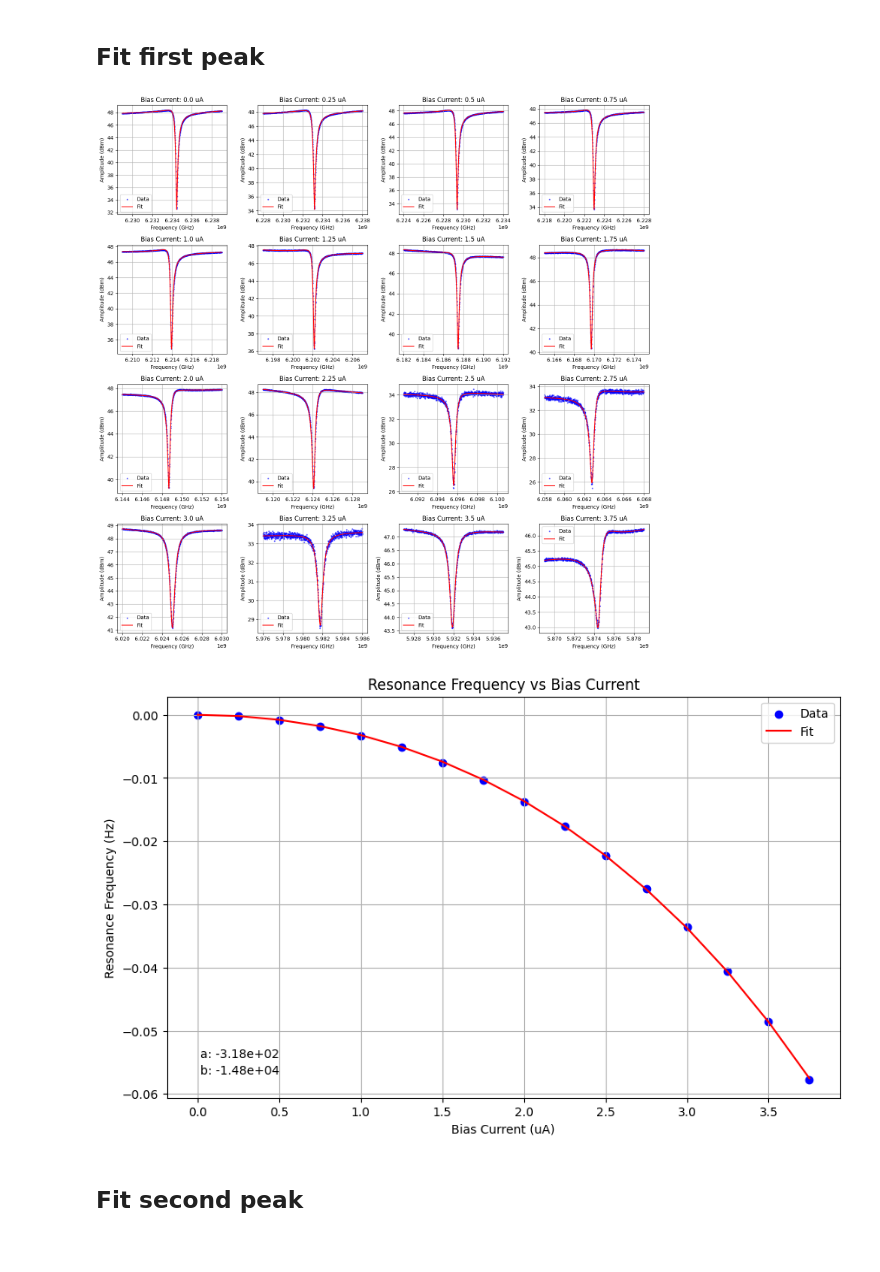
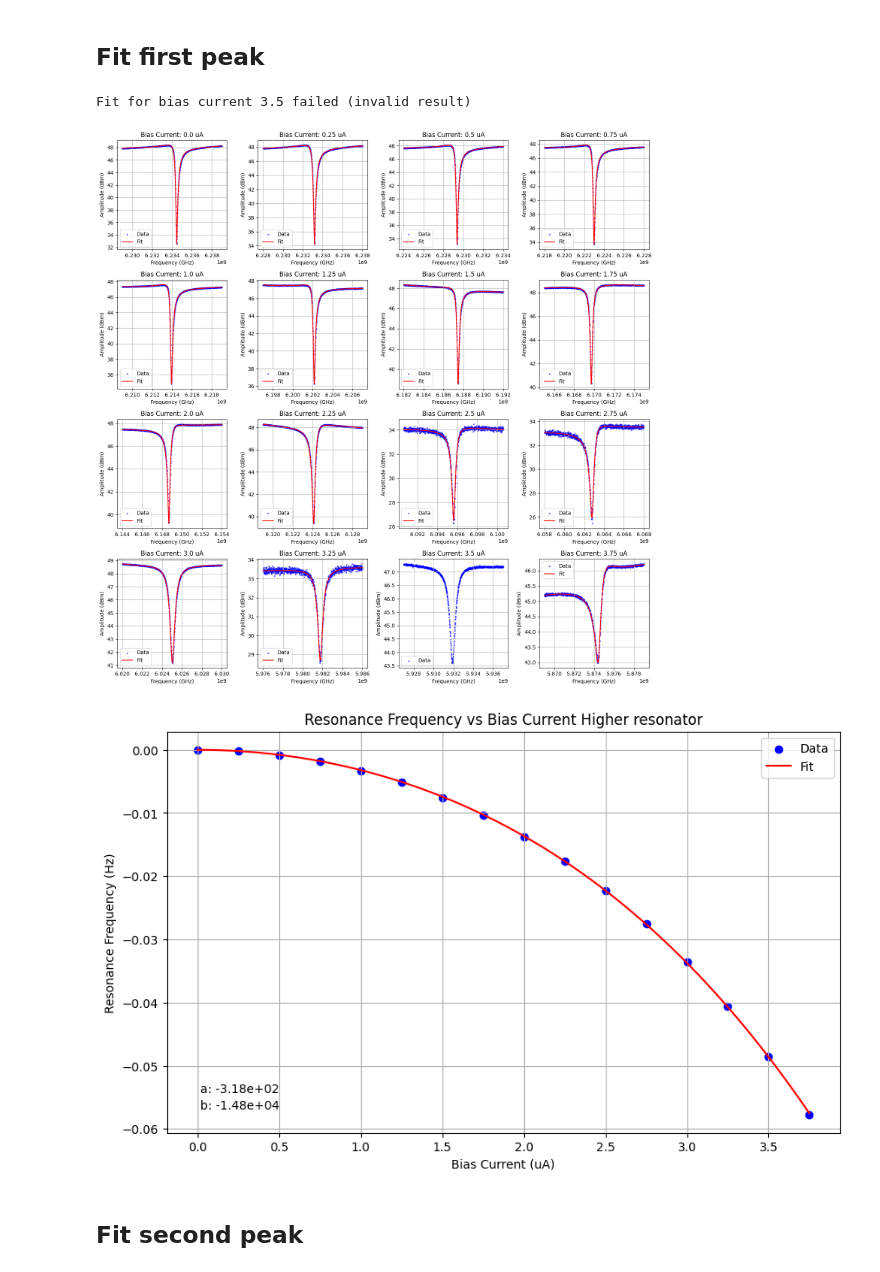
Before and after one commit to biqute/QTLab2425, a Jupyter notebook: IRdetection/Analysis/fit_TRswipe.ipynb, the cells around one changed output. Drawn from its saved outputs; the diff is of its cells as text; code cells hidden in the pictures.

```diff
--- a/IRdetection/Analysis/fit_TRswipe.ipynb
+++ b/IRdetection/Analysis/fit_TRswipe.ipynb
@@ -136,6 +136,10 @@ for bias_current, peak_data in peak1_data.items():
         p_value = fitter.p_value(result)
         if p_value < 0.05:
             print(f"Fit for bias current {bias_current} failed (p-value: {p_value})")
+            # For now we take the fmin as the resonance frequency
+            resonance_frequency = searcher.params['fmin']
+            resonance_frequneces.append(resonance_frequency)
+            bias_currents.append(bias_current)
             continue
         else:
             # Extract the resonance frequency from the fitted parameters
@@ -155,7 +159,18 @@ for bias_current, peak_data in peak1_data.items():
             ax[row_iter, col_iter].grid()
     else:
         print(f"Fit for bias current {bias_current} failed (invalid result)")
-        continue
+        # For now we take the fmin as the resonance frequency
+        resonance_frequency = searcher.params['fmin']
+        resonance_frequneces.append(resonance_frequency)
+        bias_currents.append(bias_current)
+        # Plot anyway the data
+        ax[row_iter, col_iter].scatter(peak_data[:, 0], peak_data[:, 1], label='Data', color='blue', alpha=0.5, s=4)
+        # add labels, title and legend
+        ax[row_iter, col_iter].set_xlabel('Frequency (GHz)')
+        ax[row_iter, col_iter].set_ylabel('Amplitude (dBm)')
+        ax[row_iter, col_iter].set_title(f'Bias Current: {bias_current} uA')
+        ax[row_iter, col_iter].legend()
+        ax[row_iter, col_iter].grid()
 
     # update iterators
     col_iter += 1
@@ -167,7 +182,8 @@ for bias_current, peak_data in peak1_data.items():
 plt.tight_layout()
 plt.show()
 # %% [output]
+Fit for bias current 3.5 failed (invalid result)
-[figure, old version]
+[figure, new version]
 # %%
 # Renormalize the resonance frequencies with respect to the frequency at 0 bias current
 resonance_frequneces_normalized = np.array(resonance_frequneces)
@@ -181,36 +197,37 @@ fitter = Fitter(model_function=model,
                     param_names=["a", "b"],
                     data=np.array([bias_currents, resonance_frequneces_normalized]).T,
                     loss_function=LeastSquares,
                     params_initial_guess={"a": -1e4, "b": -1e3}, # initial guess for the parameters
                 )
 
 
 
 result = fitter.fit()
 fitted_params = result.values.to_dict()
 
 test_params = {
     "a": -1e4,
     "b": -1e3,
 }
 
 # Plot the resonance frequencies vs bias currents
 plt.figure(figsize=(10, 6))
 plt.scatter(bias_currents, resonance_frequneces_normalized, color='blue', label='Data')
-plt.plot(bias_currents, model(bias_currents, *fitted_params.values()), label='Fit', color='red')
+linspace = np.linspace(min(bias_currents), max(bias_currents), 200)
+plt.plot(linspace, model(linspace, *fitted_params.values()), label='Fit', color='red')
 # plt.plot(bias_currents, model(bias_currents, *test_params.values()), label='Test', color='green', linestyle='--')
 # Add a and b to the plot
 plt.text(0.05, 0.1, f'a: {fitted_params["a"]:.2e}', transform=plt.gca().transAxes)
 plt.text(0.05, 0.06, f'b: {fitted_params["b"]:.2e}', transform=plt.gca().transAxes)
 
 plt.xlabel('Bias Current (uA)')
 plt.ylabel('Resonance Frequency (Hz)')
-plt.title('Resonance Frequency vs Bias Current')
+plt.title('Resonance Frequency vs Bias Current Higher resonator')
 plt.legend()
 plt.grid()
 plt.show()
 # %% [output]
-[figure, old version]
+[figure, new version]
 # %% [markdown]
 ## Fit second peak
 # %%
```
Also changed, not shown: parts of 3 cells of this notebook, 1 other file.
